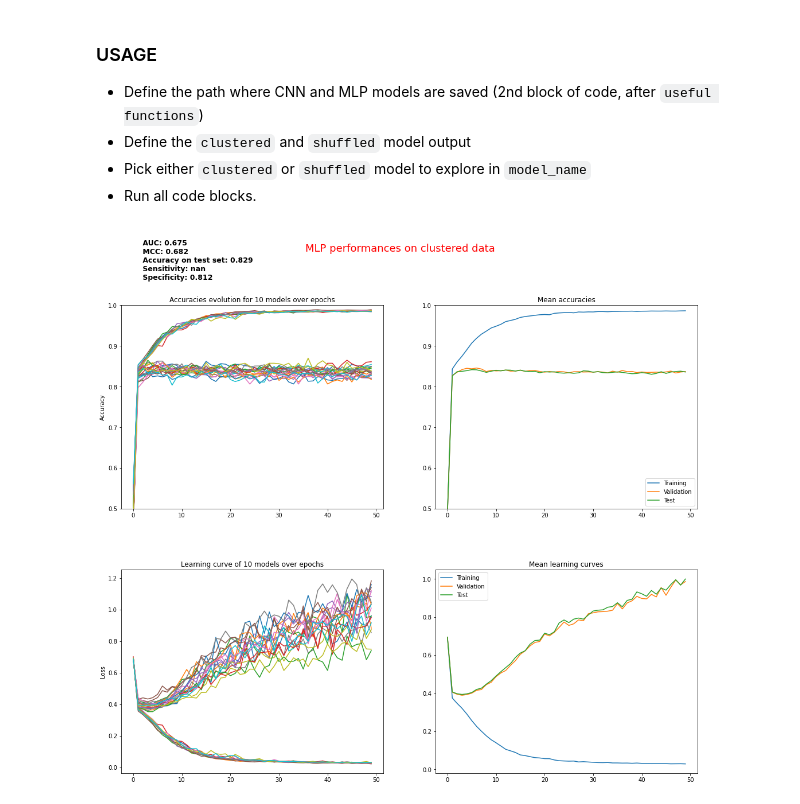
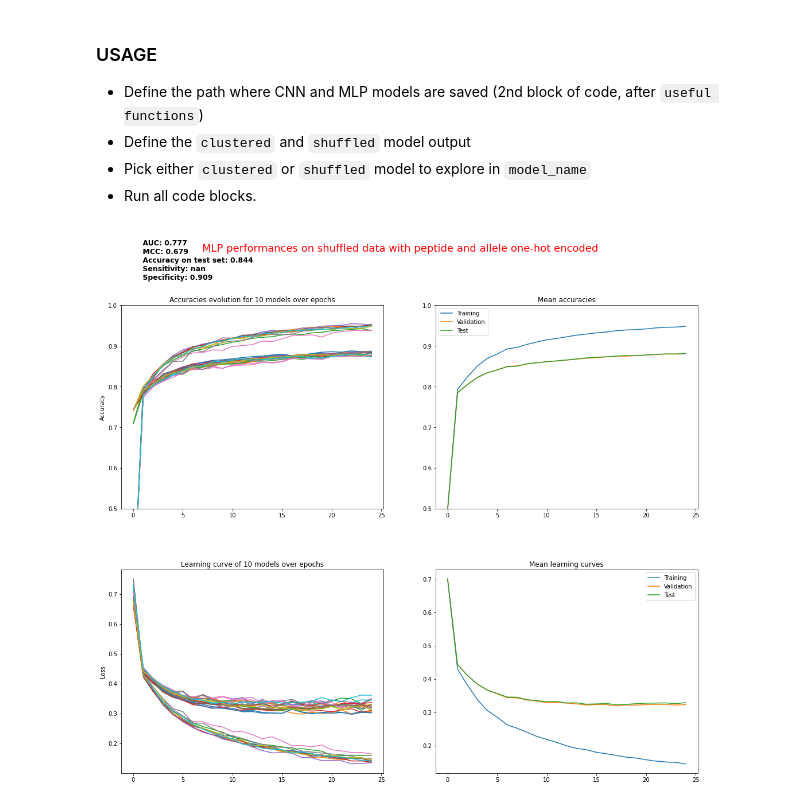
Before and after one commit to DeepRank/3D-Vac, a Jupyter notebook: src/exploration/explore_class_seq_xvalidation.ipynb, the cells around one changed output. Cells and saved outputs as stored; diff of their text form; code cells hidden in the pictures.

```diff
--- a/src/exploration/explore_class_seq_xvalidation.ipynb
+++ b/src/exploration/explore_class_seq_xvalidation.ipynb
@@ -28,8 +27,13 @@ def get_metrics(model_path, cluster=False):
         csv_path = "../../data/external/processed/" + a.csv_file.split("/")[-1]
     else:
         csv_path = a.csv_file
-    csv_peptides, csv_ba_values, groups = load_class_seq_data(csv_path, a.threshold,cluster_column)
-    dataset = Class_Seq_Dataset(csv_peptides, csv_ba_values, a.encoder, torch.device("cpu"),)
+    dataset = Class_Seq_Dataset(
+        csv_path,
+        a.encoder,
+        "cpu",
+        threshold=a.threshold,
+        cluster_column = (None, a.cluster_column)[a.cluster]
+    )
 
     train_tpr = []
     train_losses = []
@@ -130,7 +134,7 @@ def save_best_metrics(model_name, test_best_tpr, test_best_tnr, test_auc, test_m
 models_path = "/home/daqop/mountpoint_snellius/3D-Vac/src/4_train_models/CNN/I/classification/seq/trained_models/"
 # models_path = "/home/daqop/Desktop/3D-vac-project/trained_models/"
 model_names = {
-    "shuffled": "mlp_classification_sparse_encoder_100_neurons_50_epochs_test_7k_normal_label_32_batch_size.pt",
+    "shuffled": "mlp_classification_sparse_with_allele_encoder_100_neurons_25_epochs_100K_dataset_normal_label_32_batch_size.pt",
     "clustered": "mlp_classification_sparse_encoder_1000_neurons_50_epochs_test_32_batch_size.pt",
 }
 model_name = model_names["shuffled"]
@@ -170,7 +174,7 @@ save_best_metrics(model_name, best_model_test_tprs, best_model_test_tprs,
 # %%
 fig = plt.figure(figsize=(18,15))
 ((ax1, ax2), (ax3, ax4)) = fig.subplots(2, 2)
-fig.suptitle(f"MLP performances on clustered data", color="red", fontsize=18)
+fig.suptitle(f"MLP performances on shuffled data with peptide and allele one-hot encoded", color="red", fontsize=18)
 fig.text(
     0.15,1,
     f"\n AUC: {aucs.mean():.3} \n MCC: {mccs.mean():.3} \n \
@@ -187,32 +191,32 @@ ax1.plot(e, train_accuracies)
 ax1.plot(e, valid_accuracies)
 ax1.plot(e, test_accuracies)
 ax1.set_ylabel("Accuracy")
 ax1.set_title("Accuracies evolution for 10 models over epochs")
 ax1.set_ylim(0.5,1)
 
 ax2.plot(e, train_accuracies.mean(1))
 ax2.plot(e, valid_accuracies.mean(1))
 ax2.plot(e, test_accuracies.mean(1))
 ax2.set_title("Mean accuracies")
 ax2.legend(["Training", "Validation", "Test"])
 ax2.set_ylim(0.5,1)
 
 ax3.plot(e, train_losses)
 ax3.plot(e, valid_losses)
 ax3.plot(e, test_losses)
 ax3.set_ylabel("Loss")
 ax3.set_title("Learning curve of 10 models over epochs")
 
 ax4.plot(e, train_losses.mean(1))
 ax4.plot(e, valid_losses.mean(1))
 ax4.plot(e, test_losses.mean(1))
 ax4.set_title("Mean learning curves")
 ax4.legend(["Training", "Validation", "Test"])
 
 fig.subplots_adjust(
     wspace=.2,
     hspace=.3
 )
-# fig.savefig("./clustered_mlp_results.png", transparent=False, facecolor="white")
+fig.savefig(f"/home/daqop/mountpoint_snellius/3D-Vac/reports/figures/exp_results/{model_names['shuffled']}.svg", transparent=False, facecolor="white")
 # %% [output]
-[figure, old version]
+[figure, new version]
```
Also changed, not shown: parts of 1 cell of this notebook, 2 other files.
